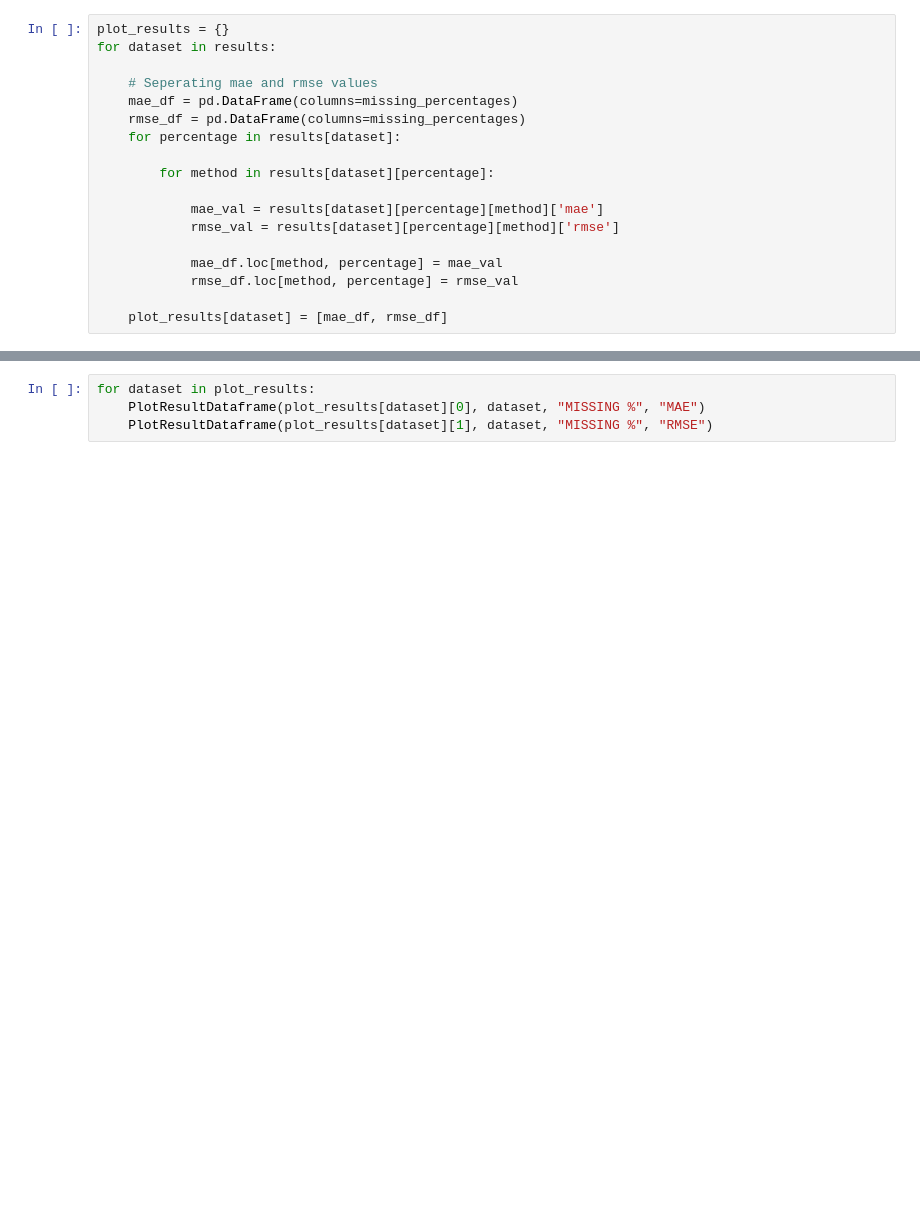
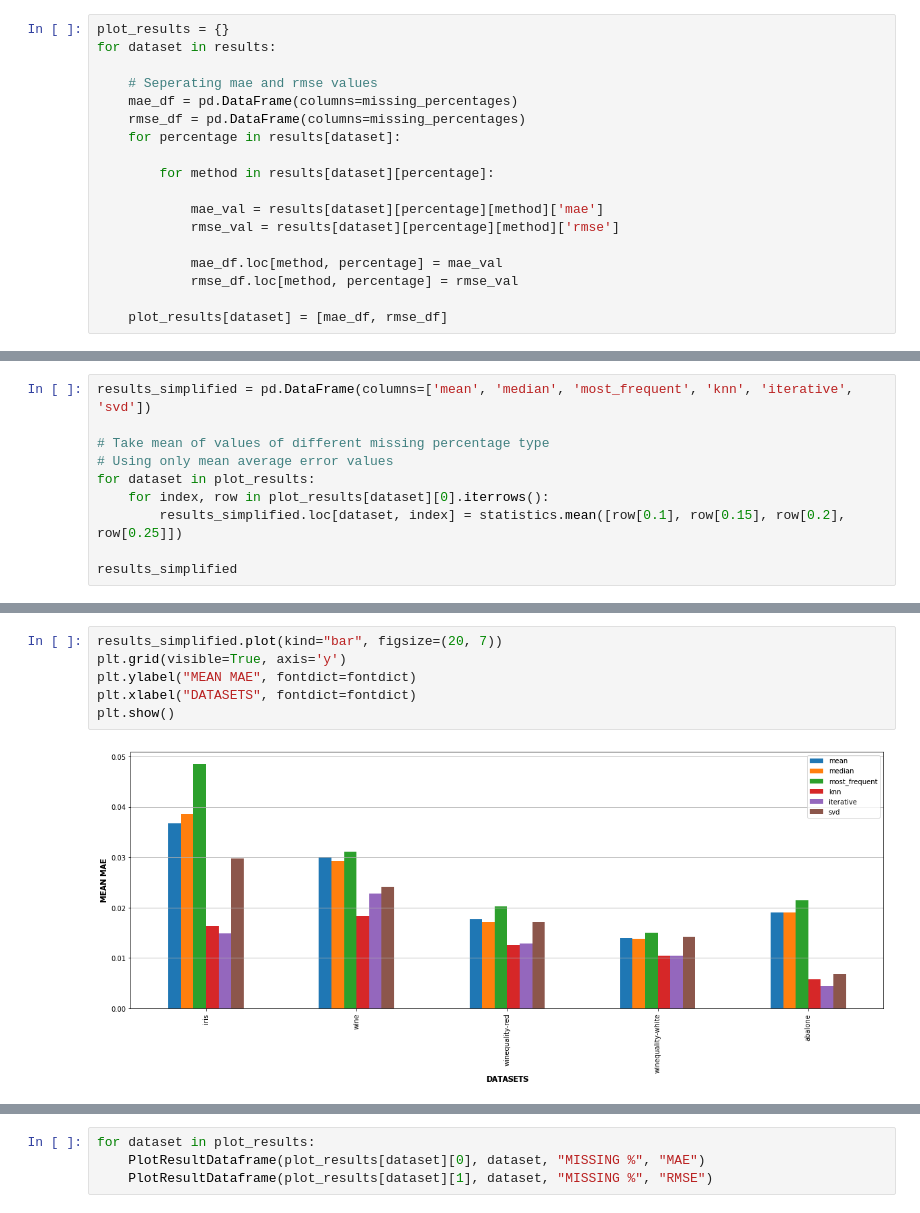
Before and after one commit to FreshJonas/imputation, a Jupyter notebook: code/Imputation.ipynb, the cells around one changed output, grey strips where cells are left out. Saved outputs shown, nothing was run; the diff lists cells and outputs as text; blank space fills up the shorter version.

Commit message:
adding simplified plot

```diff
--- a/code/Imputation.ipynb
+++ b/code/Imputation.ipynb
@@ -144,0 +163,10 @@ for dataset in results:
+# %%
+results_simplified = pd.DataFrame(columns=['mean', 'median', 'most_frequent', 'knn', 'iterative', 'svd'])
+
+# Take mean of values of different missing percentage type
+# Using only mean average error values
+for dataset in plot_results:
+    for index, row in plot_results[dataset][0].iterrows():
+        results_simplified.loc[dataset, index] = statistics.mean([row[0.1], row[0.15], row[0.2], row[0.25]])
+
+results_simplified
@@ -145 +188,9 @@ for dataset in results:
+# %%
+results_simplified.plot(kind="bar", figsize=(20, 7))
+plt.grid(visible=True, axis='y')
+plt.ylabel("MEAN MAE", fontdict=fontdict)
+plt.xlabel("DATASETS", fontdict=fontdict)
+plt.show()
+# %% [output]
+[figure, added]
 # %%
```
Also changed, not shown: parts of 5 cells of this notebook.
